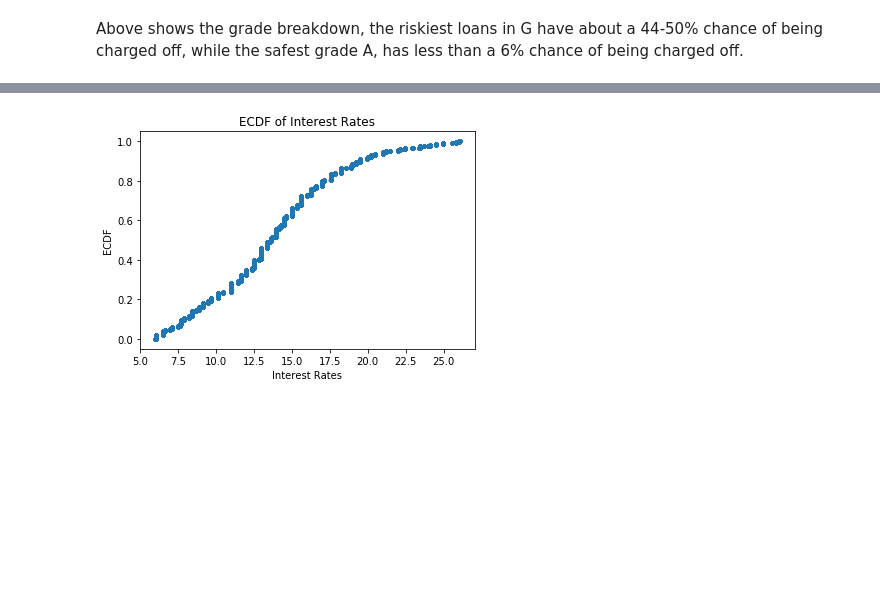
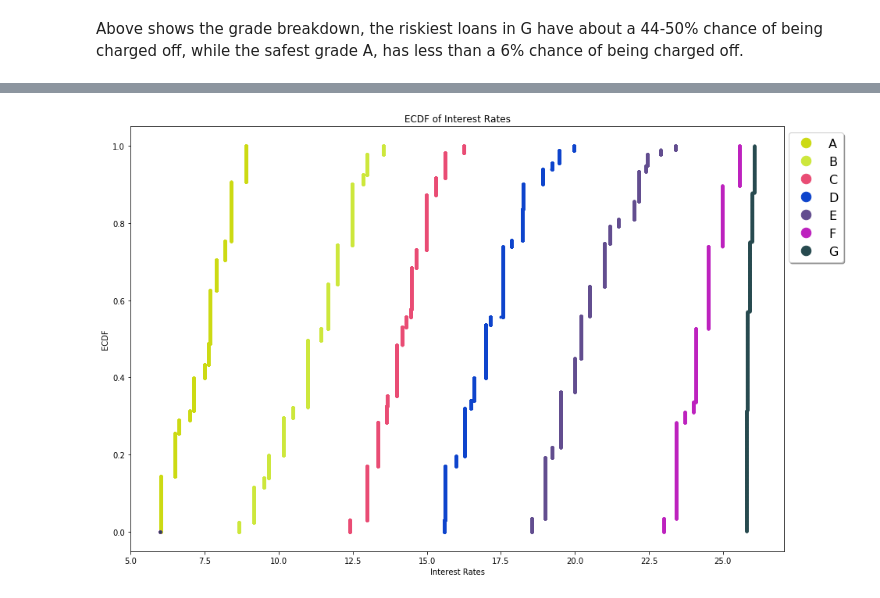
Before and after one commit to alan13519/P2PLending, a Jupyter notebook: P2P_EDA_Data_Cleaning.ipynb, the cells around one changed output, grey strips where cells are left out. Saved outputs shown, nothing was run; the diff lists cells and outputs as text; code cells hidden in the pictures; blank space fills up the shorter version.

```diff
--- a/P2P_EDA_Data_Cleaning.ipynb
+++ b/P2P_EDA_Data_Cleaning.ipynb
@@ -259,4 +249,41 @@ def plot_ecdf(data, name=' '):
-# %%
-plot_ecdf(df_p2p['int_rate'], 'Interest Rates')
-# %% [output]
-[figure, removed]
+# %%
+# TODO: change so that it displays multiple plots for ecdf
+
+def plot_ecdf(datas, name=' ', width=15, height=10):
+    '''
+    Desc: Calculate and plot the ecdf of a given dataset
+    Params: datas  : Tuple of Split DataFrame along with the selected label for the dataset
+            name   : String name of the dependant variable
+            width  : Int width of the figure
+            height : Int height of the figure
+
+    Return: None
+    Return Type: N/A
+    '''
+    plt.figure(figsize=(width,height))
+
+    for index, data in enumerate(datas):
+        # Generate a random six digit hex character
+        color = generate_hex_color()
+
+        x, y = ecdf(data[0])
+        plt.plot(x, y, marker='.', linestyle='none', color=color, label=data[1][0])
+        lgd = plt.legend(loc='upper right', bbox_to_anchor=(1.1, 1.0), shadow=True, prop={'size': 16})
+
+        # Increase the sizes of the markers inside the legend
+        for handle in lgd.legendHandles:
+            handle._legmarker.set_markersize(25)
+
+    # Label the axes
+    _ = plt.xlabel(name)
+    _ = plt.ylabel('ECDF')
+    _ = plt.title('ECDF of {}'.format(name))
+
+    # Display the plot
+    plt.show()
+# %%
+# Split dataframe data by grade into a dictionary
+grades = ['A','B','C','D','E','F','G']
+dict_grade_split = dict()
+for grade in grades:
+    dict_grade_split[grade] = df_p2p[df_p2p['grade'] == grade]
@@ -262,0 +293,5 @@ plot_ecdf(df_p2p['int_rate'], 'Interest Rates')
+# %%
+# ECDF for interest rates for each grade
+plot_ecdf([(dict_grade_split[grade]['int_rate'], grade) for grade in grades], name='Interest Rates')
+# %% [output]
+[figure, added]
```
Also changed, not shown: parts of 31 cells of this notebook.
